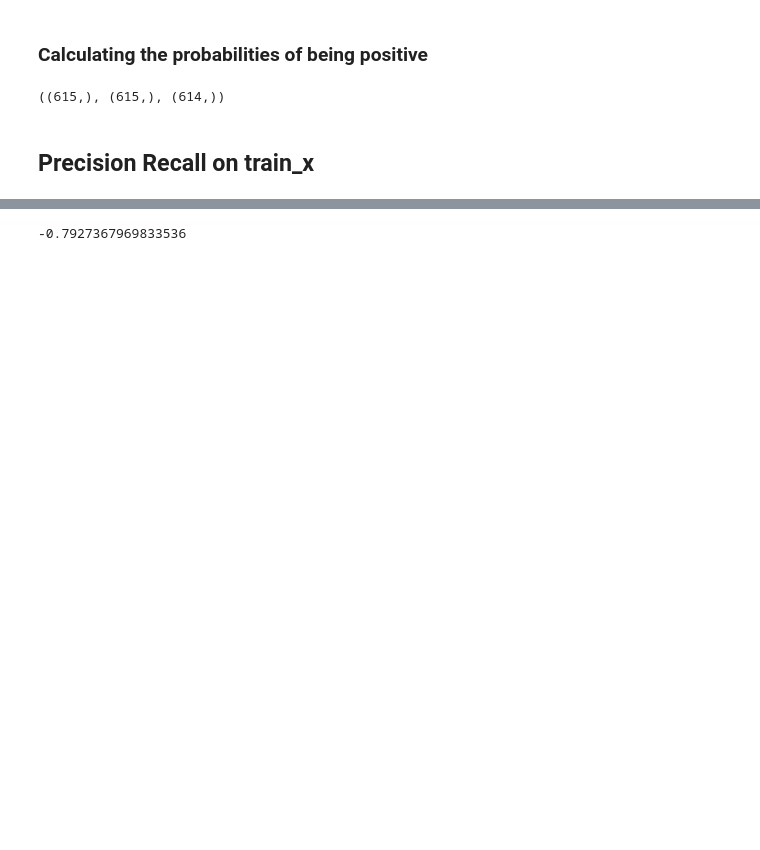
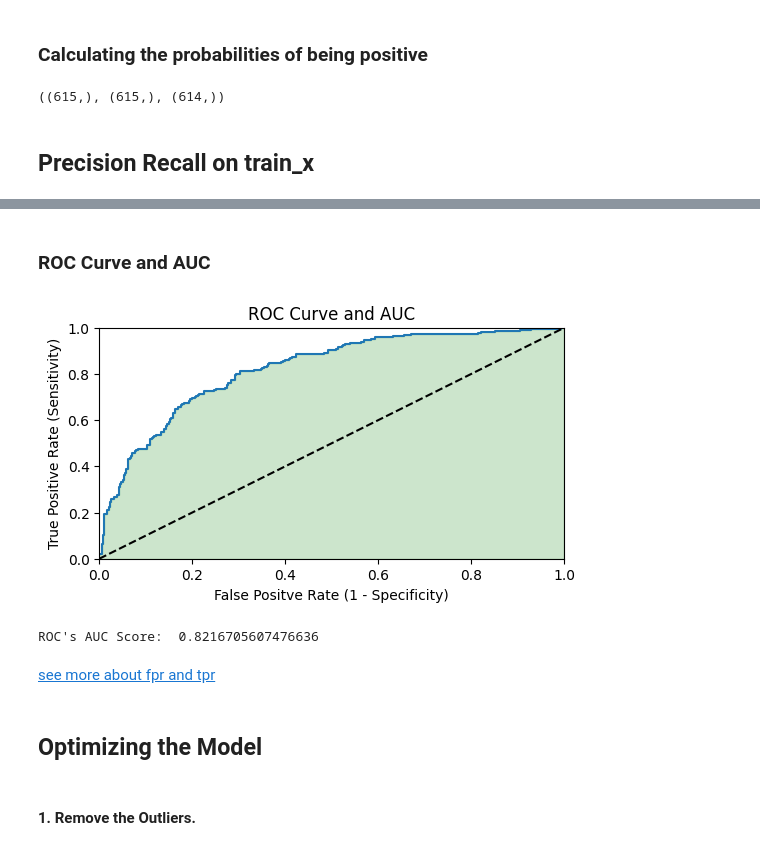
Before and after one commit to Manish-Kumar-9782/Tutorials-, a Jupyter notebook: Python DataScience/Aug 2023/Logistic Regression.ipynb, the cells around one changed output, grey strips where cells are left out. Drawn from its saved outputs; the diff is of its cells as text; code cells hidden in the pictures; blank space fills up the shorter version.

```diff
--- a/Python DataScience/Aug 2023/Logistic Regression.ipynb
+++ b/Python DataScience/Aug 2023/Logistic Regression.ipynb
@@ -137,4 +136,28 @@ ax.legend()
+# %% [markdown]
+### ROC Curve and AUC
 # %%
-thresholds[311]
+fpr, tpr, thresholds_ =  roc_curve(train_y, y_pred_prob)
-# %% [output]
--0.7927367969833536
+# %%
+fig, ax = plt.subplots(figsize=(6,3))
+ax.plot(fpr, tpr)
+x = np.linspace(0,1,10)
+ax.plot(x,x, "k--")
+ax.axis([0,1,0,1])
+ax.fill_between(fpr,tpr, alpha=0.2, color='green')
+ax.set_xlabel("False Positve Rate (1 - Specificity)")
+ax.set_ylabel("True Positive Rate (Sensitivity)")
+ax.set_title("ROC Curve and AUC")
+plt.show()
+
+# calculating the ROC's AUC
+score_ = roc_auc_score(train_y, y_pred_prob)
+print("ROC's AUC Score: ", score_)
+# %% [output]
+[figure, added]
+ROC's AUC Score:  0.8216705607476636
+# %% [markdown]
+[see more about fpr and tpr](https://en.wikipedia.org/wiki/Sensitivity_and_specificity)
+# %% [markdown]
+## Optimizing the Model
+# %% [markdown]
+#### 1. Remove the Outliers.
```
Also changed, not shown: parts of 33 cells of this notebook.
